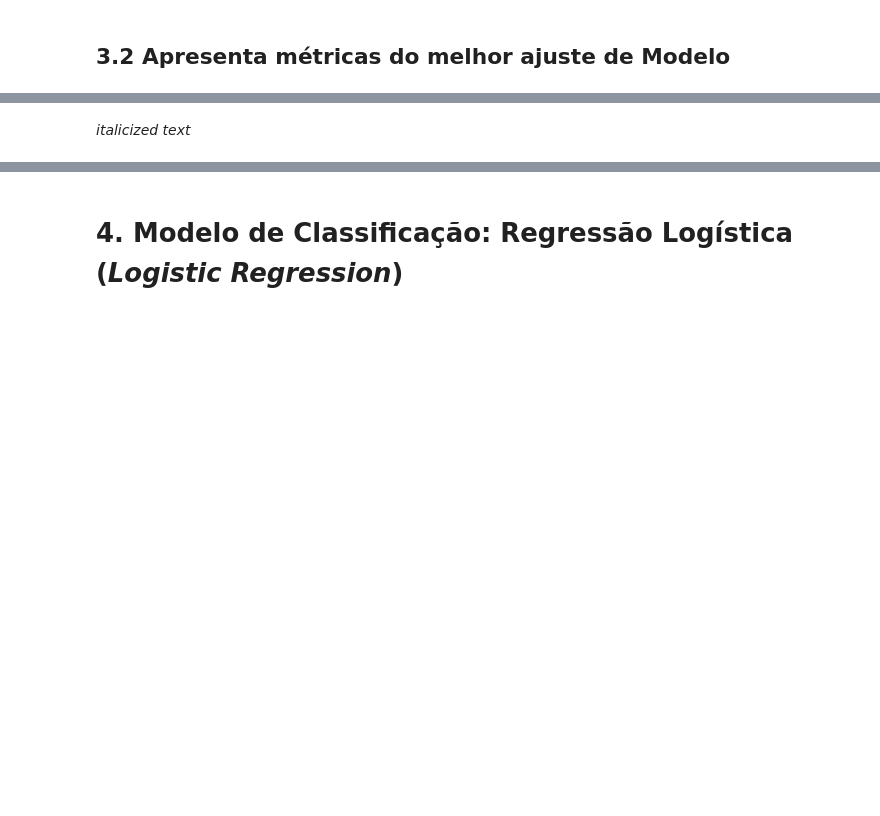
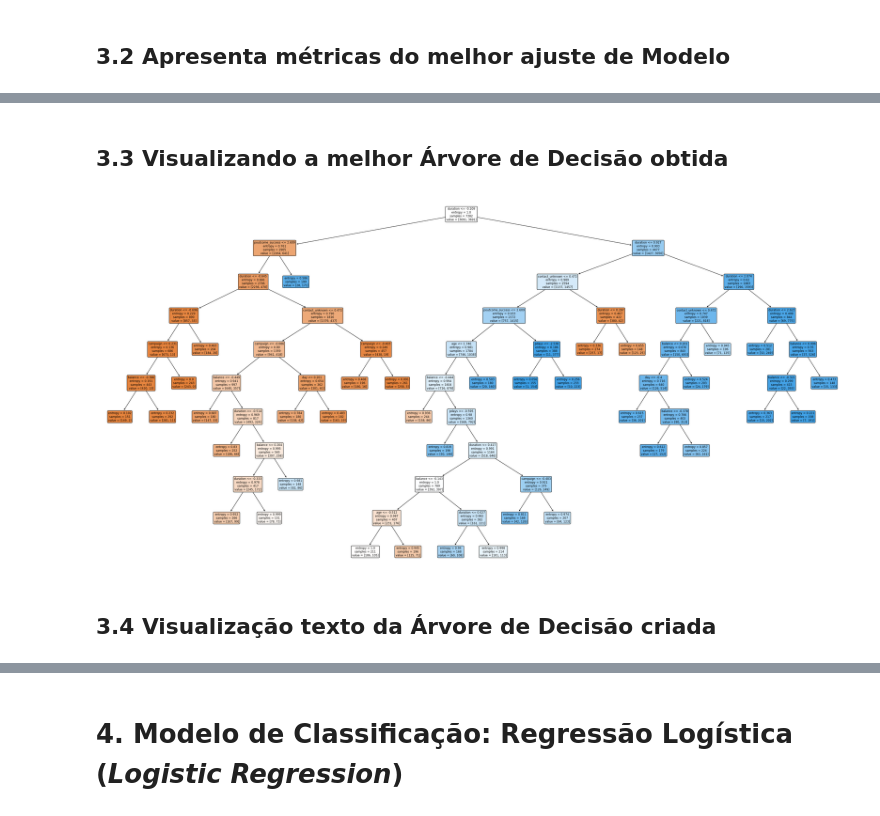
Before and after one commit to edgaracabral/Kaggle_BankMarketing, a Jupyter notebook: 04_Construcao_dos_Modelos.ipynb, the cells around one changed output, grey strips where cells are left out. Drawn from its saved outputs; the diff is of its cells as text; code cells hidden in the pictures; blank space fills up the shorter version.

```diff
--- a/04_Construcao_dos_Modelos.ipynb
+++ b/04_Construcao_dos_Modelos.ipynb
@@ -50,7 +50,7 @@ file_path = '/content/drive/MyDrive/Kaggle/Bank\ Marketing/02\ data\ prep'
 # %% [markdown]
 ## 2.1 Carregando a ABT de Treino
 # %%
-abt_00 = pd.read_csv('abt_fs01_train.csv',index_col=0)
-print(f"abt_00.shape = {abt_00.shape}")
-abt_00.head()
+abt_train_00 = pd.read_csv('abt_fs01_train.csv',index_col=0)
+print(f"abt_train_00.shape = {abt_train_00.shape}")
+abt_train_00.head()
 # %% [output]
@@ -80,7 +81,6 @@ Escolha entre fazer amostra aleatória (1a linha) ou usar a tabela original (2a
 # %%
-#abt_00_sample = abt_00.sample(n=10000)
-abt_00_sample = abt_00
-
-abt_00_sample.shape
+#abt_train_00_sample = abt_train_00.sample(n=10000)
+abt_train_00_sample = abt_train_00
+abt_train_00_sample.shape
 # %% [output]
 (31647, 10)
@@ -201,2 +217,16 @@ pod.avaliar_modelo(X_train, y_train, X_test, y_test, best_model_dt,nm_modelo='Á
-# %% [markdown]
-*italicized text*
+# %% [markdown]
+## 3.3 Visualizando a melhor Árvore de Decisão obtida
+# %%
+from sklearn.tree import plot_tree
+
+# Visualizando a árvore
+plt.figure(figsize=(40, 20))  # Tamanho da figura
+plot_tree(best_model_dt,
+          filled=True,        # Preencher os nós com cores
+          feature_names=X_train.columns,  # Nome das features
+          rounded=True)       # Nós arredondados
+plt.show()
+# %% [output]
+[figure, added]
+# %% [markdown]
+## 3.4 Visualização texto da Árvore de Decisão criada
```
Also changed, not shown: parts of 31 cells of this notebook.
